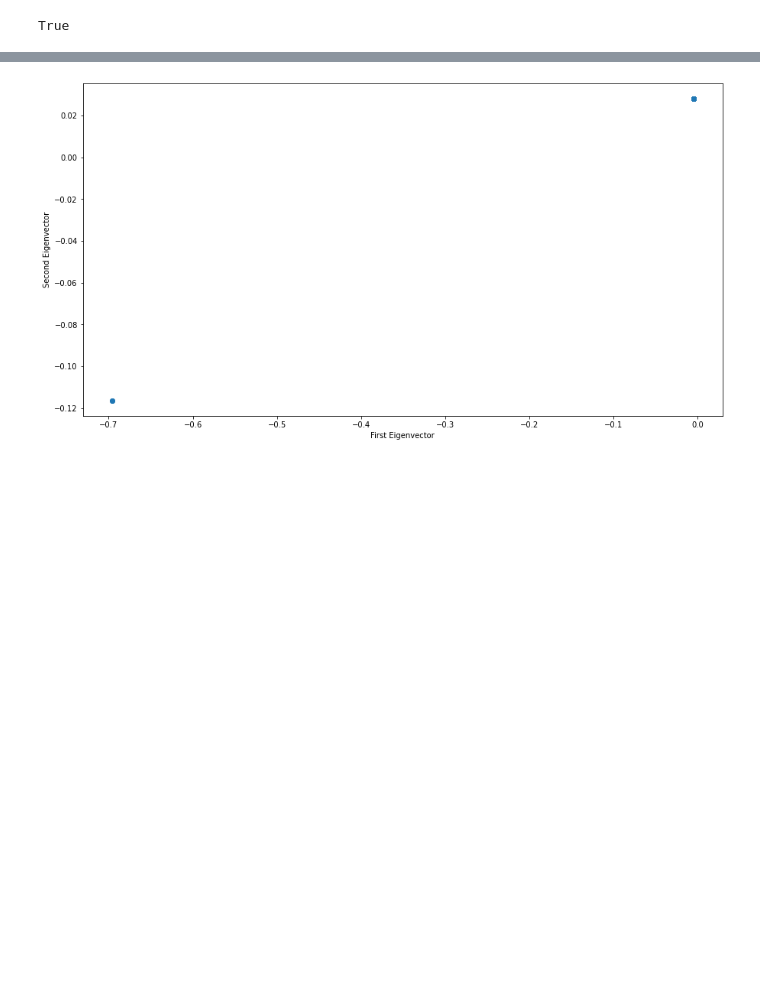
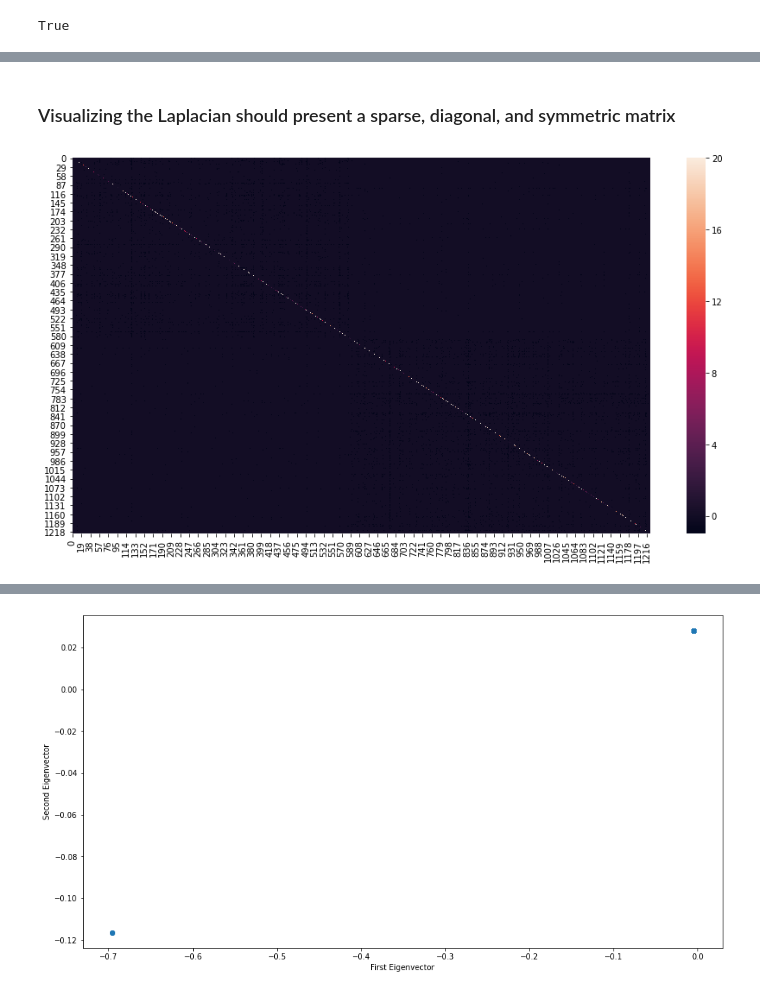
Before and after one commit to Mooseburger1/GT_MASTERS, a Jupyter notebook: Computational_Analytics/HW1/Q3/Q3.ipynb, the cells around one changed output, grey strips where cells are left out. Cells and saved outputs as stored; diff of their text form; code cells hidden in the pictures; blank space fills up the shorter version.

```diff
--- a/Computational_Analytics/HW1/Q3/Q3.ipynb
+++ b/Computational_Analytics/HW1/Q3/Q3.ipynb
@@ -431,0 +489,8 @@ Eigenvecs match:  True
+# %% [markdown]
+### Visualizing the Laplacian should present a sparse, diagonal, and symmetric matrix
+# %%
+plt.figure(figsize=(15,8))
+sns.heatmap(L, vmin=-1.0, vmax=20)
+plt.show()
+# %% [output]
+[figure, added]
```
Also changed, not shown: parts of 45 cells of this notebook, 7 other files.
